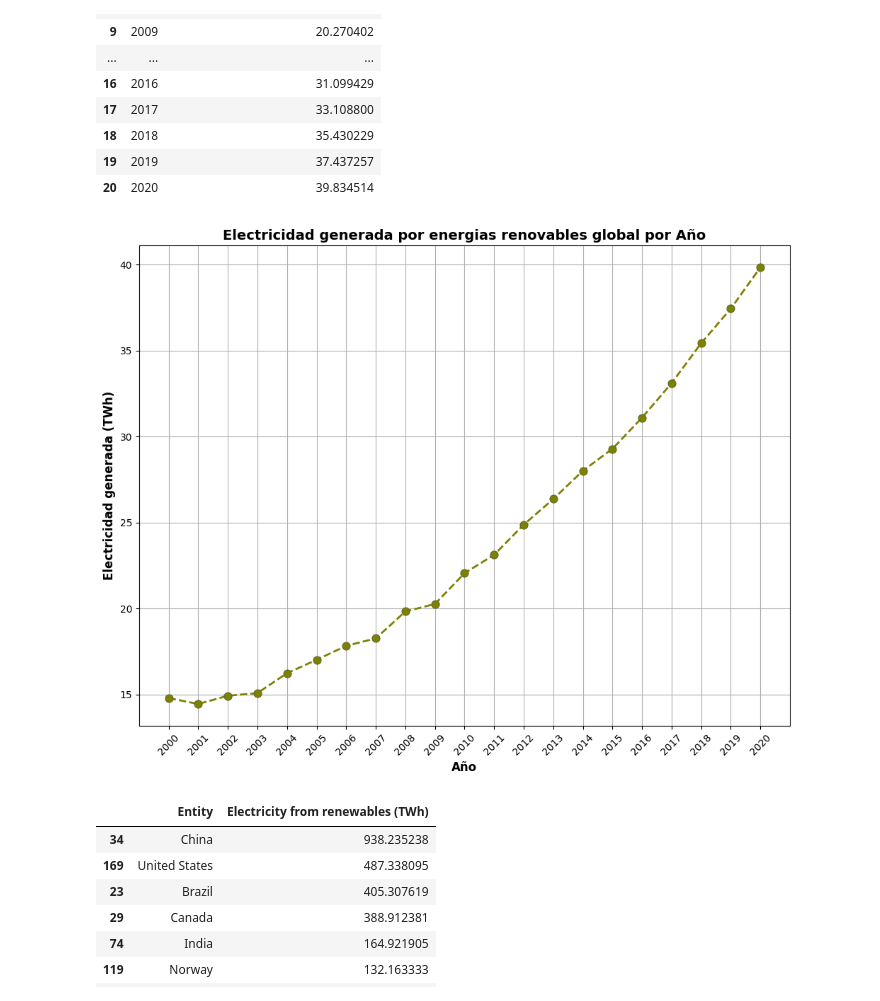
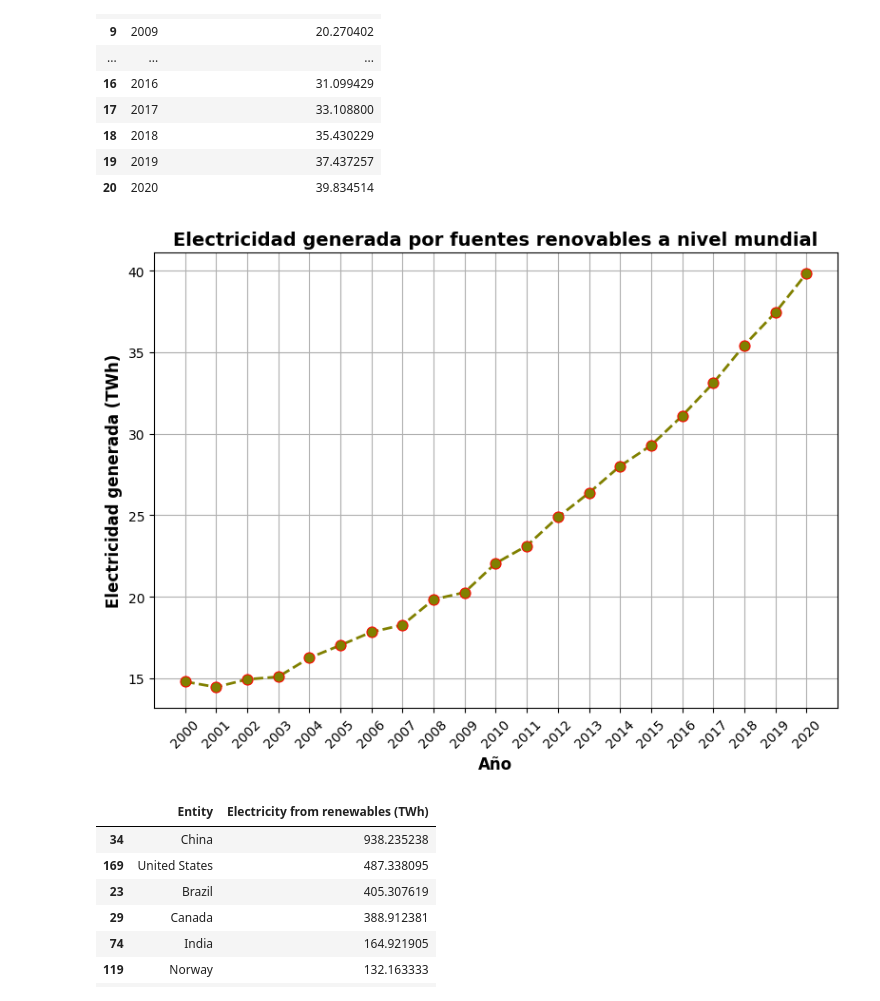
Before and after one commit to juanejd/prediction-model-renewable-energy, a Jupyter notebook: ADA_ML_LR.ipynb, the cells around one changed output. Cells and saved outputs as stored; diff of their text form; code cells hidden in the pictures.

```diff
--- a/ADA_ML_LR.ipynb
+++ b/ADA_ML_LR.ipynb
@@ -164,12 +164,14 @@ df_2 = df_2.drop(
 df_2 = df_2.rename(
     columns={
         "Density\\n(P/Km2)": "Density (P/Km2)",
+        "Renewable-electricity-generating-capacity-per-capita": "Renewable capacity per capita",
         "Access to electricity (% of population)": "Access to electricity",
         "Access to clean fuels for cooking (% of population)": "Access to clean fuels for cooking",
         "Primary energy consumption per capita (kWh/person)": "Primary energy consumption per capita",
         "Energy intensity level of primary energy (MJ/$2017 PPP GDP)": "Energy intensity level of primary energy",
         "GDP growth (annual %)": "GDP growth",
         "Value_co2_emissions (metric tons per capita)": "Value_co2_emissions",
+        "Renewable energy share in the total final energy consumption (%)": "Renewable energy total consumption",
     }
 )
 # %%
@@ -274,11 +276,11 @@ zero_columns = [
     "Electricity from fossil fuels (TWh)",
     "Electricity from nuclear (TWh)",
     "Electricity from renewables (TWh)",
-    "Renewable energy share in the total final energy consumption (%)",
+    "Renewable energy total consumption",
     "Low-carbon electricity (% electricity)",
     "Renewables (% equivalent primary energy)",
     "Value_co2_emissions_kt_by_country",
-    "Renewable-electricity-generating-capacity-per-capita",
+    "Renewable capacity per capita",
 ]
 
 # Filtramos los valores por paises, cada grupo sera un pais, luego hallamos la media
@@ -452,31 +435,31 @@ electricity_renewable_by_year
 | 19 | 2019 | 37.437257 |
 | 20 | 2020 | 39.834514 |
 # %%
-plt.figure(figsize=(10, 8))
+plt.figure(figsize=(8, 6), dpi=100)
 sns.lineplot(
     data=electricity_renewable_by_year,
     x="Year",
     y="Electricity from renewables (TWh)",
     marker="o",
     markersize=8,
     linestyle="--",
     lw=2,
     c="olive",
-    mec="darkolivegreen",
+    mec="red",
 )
 plt.title(
-    "Electricidad generada por energias renovables global por Año",
+    "Electricidad generada por fuentes renovables a nivel mundial",
     fontsize=14,
     fontweight="bold",
 )
 plt.xlabel("Año", fontsize=12, fontweight="bold")
 plt.ylabel("Electricidad generada (TWh)", fontsize=12, fontweight="bold")
 plt.xticks(electricity_renewable_by_year["Year"], rotation=45)
 plt.grid(True)
 plt.tight_layout()
 plt.show()
 # %% [output]
-[figure, old version]
+[figure, new version]
 # %%
 # Promedio de electricidad renovable para los 15 paises con mas generacion
 electricity_by_country = (
```
Also changed, not shown: parts of 21 cells of this notebook.
